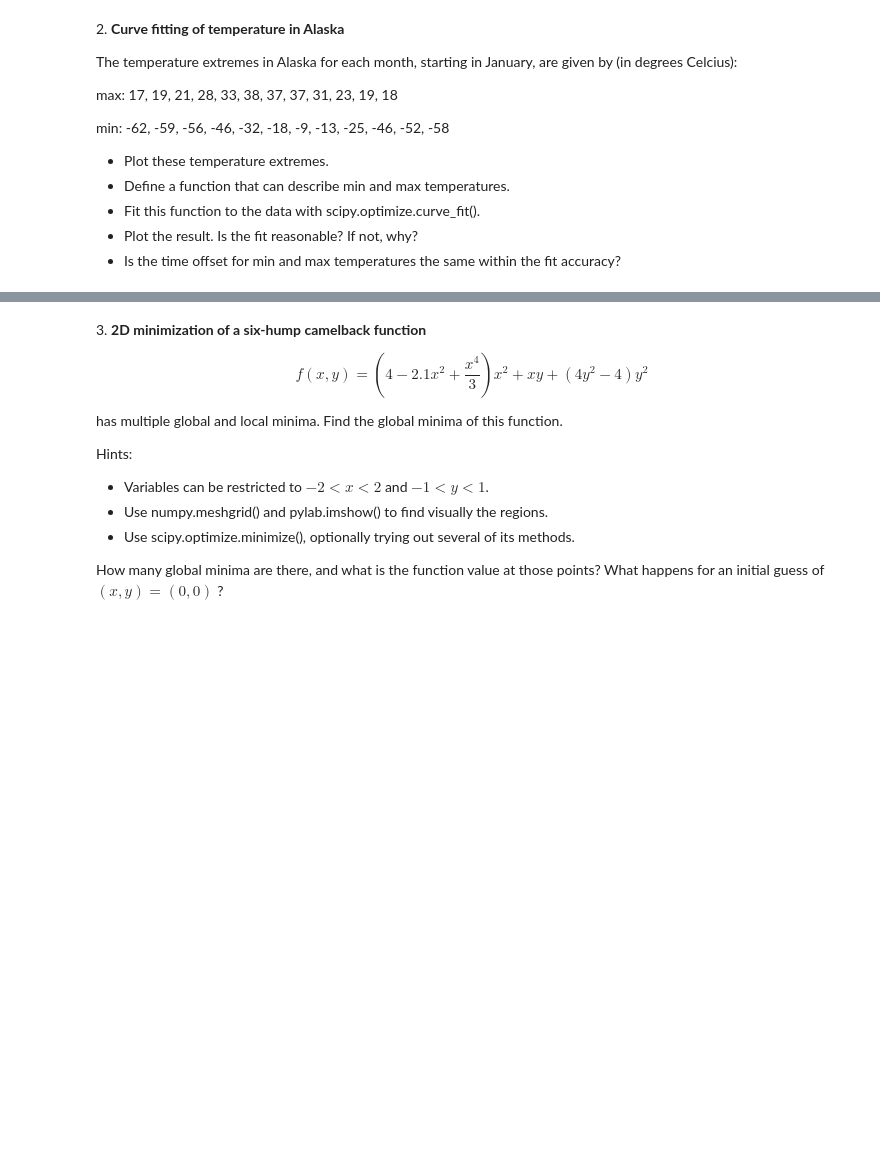
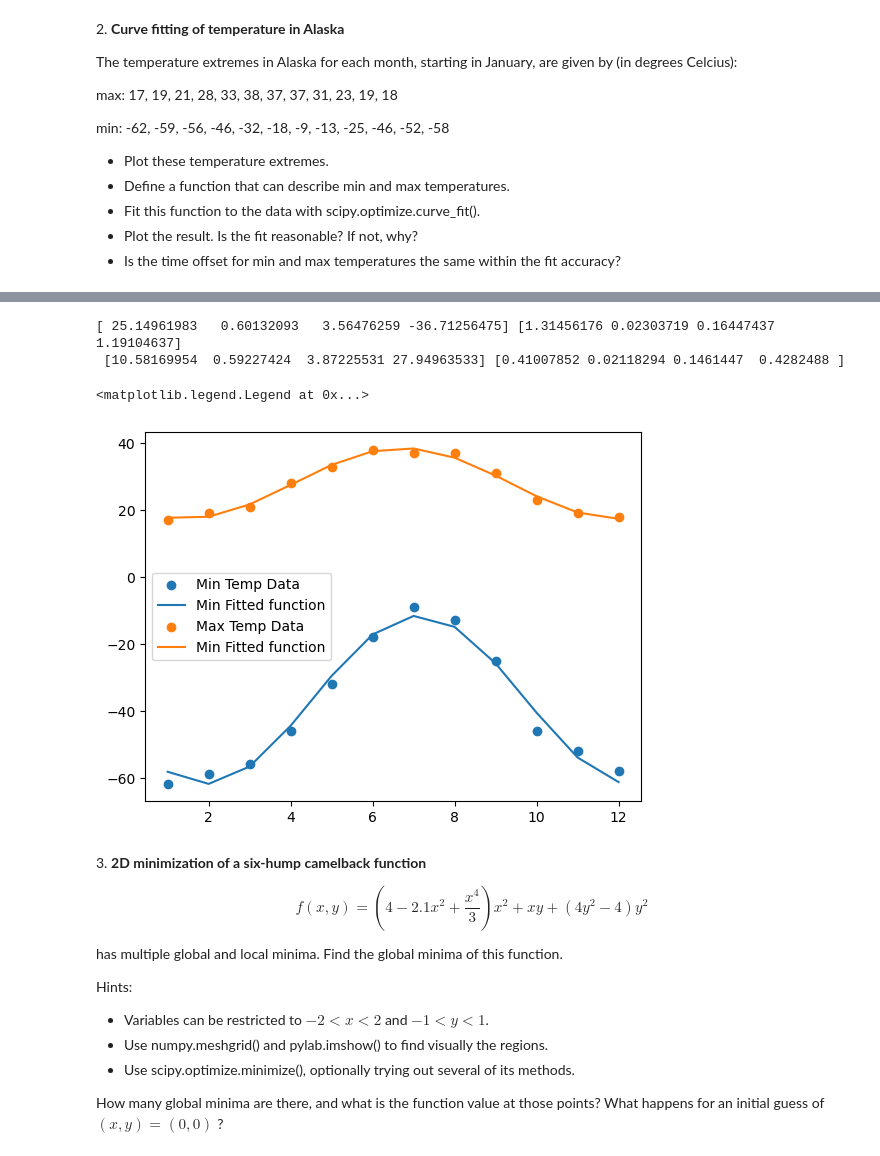
Before and after one commit to angelabortolato/LaboratoryOfComputationalPhysics_A, a Jupyter notebook: 09ex_Algorithms.ipynb, the cells around one changed output, grey strips where cells are left out. Cells and saved outputs as stored; diff of their text form; code cells hidden in the pictures; blank space fills up the shorter version.

```diff
--- a/09ex_Algorithms.ipynb
+++ b/09ex_Algorithms.ipynb
@@ -97,4 +98,25 @@ def max_func(mon):
     return max_temp
+# %%
+par_max, max_cov = scipy.optimize.curve_fit(max_func, months, maxt, p0=[30, 1, 1, -30])
+par_min, min_cov = scipy.optimize.curve_fit(max_func, months, mint, p0=[30, 1, 1, -30])
+errmin=np.sqrt(np.diag(min_cov))
+errmax=np.sqrt(np.diag(max_cov))
+
+print(par_min, errmin, '\n', par_max, errmax)
+
+plt.scatter(months, mint, label='Min Temp Data')
+plt.plot(months, min_func(months, par_min[0], par_min[1], par_min[2], par_min[3]),
+         label='Min Fitted function')
+plt.scatter(months, maxt, label='Max Temp Data')
+plt.plot(months, max_func(months, par_max[0], par_max[1], par_max[2], par_max[3]),
+         label='Min Fitted function')
+
+plt.legend(loc='best')
+# %% [output]
+[ 25.14961983   0.60132093   3.56476259 -36.71256475] [1.31456176 0.02303719 0.16447437 1.19104637]
+ [10.58169954  0.59227424  3.87225531 27.94963533] [0.41007852 0.02118294 0.1461447  0.4282488 ]
+<matplotlib.legend.Legend at 0x...>
+[figure, added]
 # %% [markdown]
 3\. **2D minimization of a six-hump camelback function**
 
```
Also changed, not shown: parts of 6 cells of this notebook.
